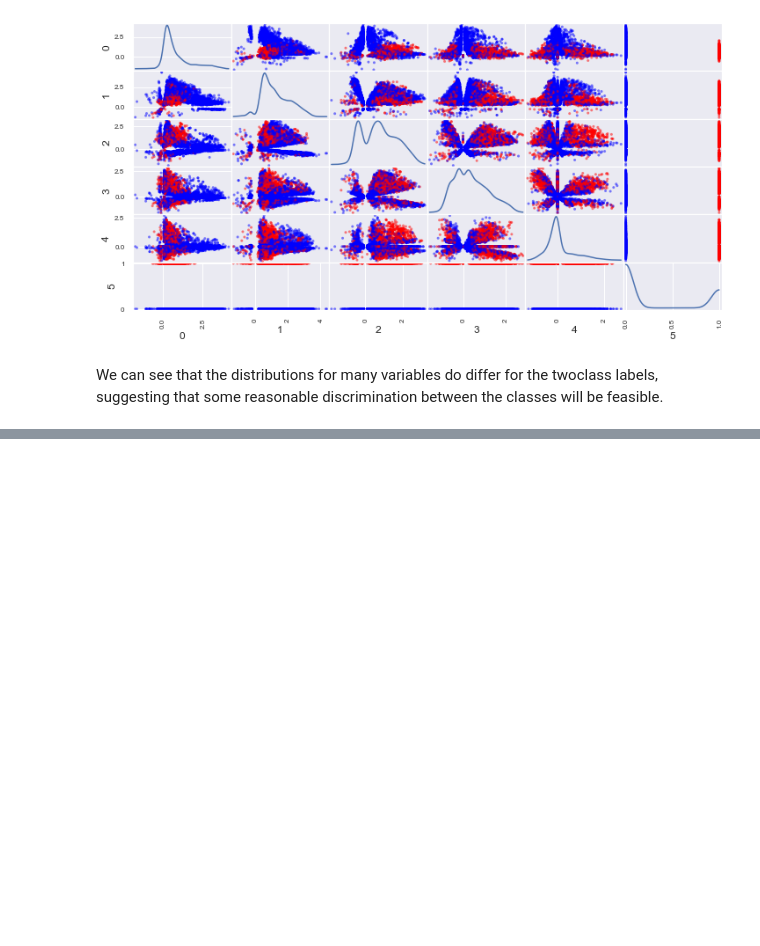
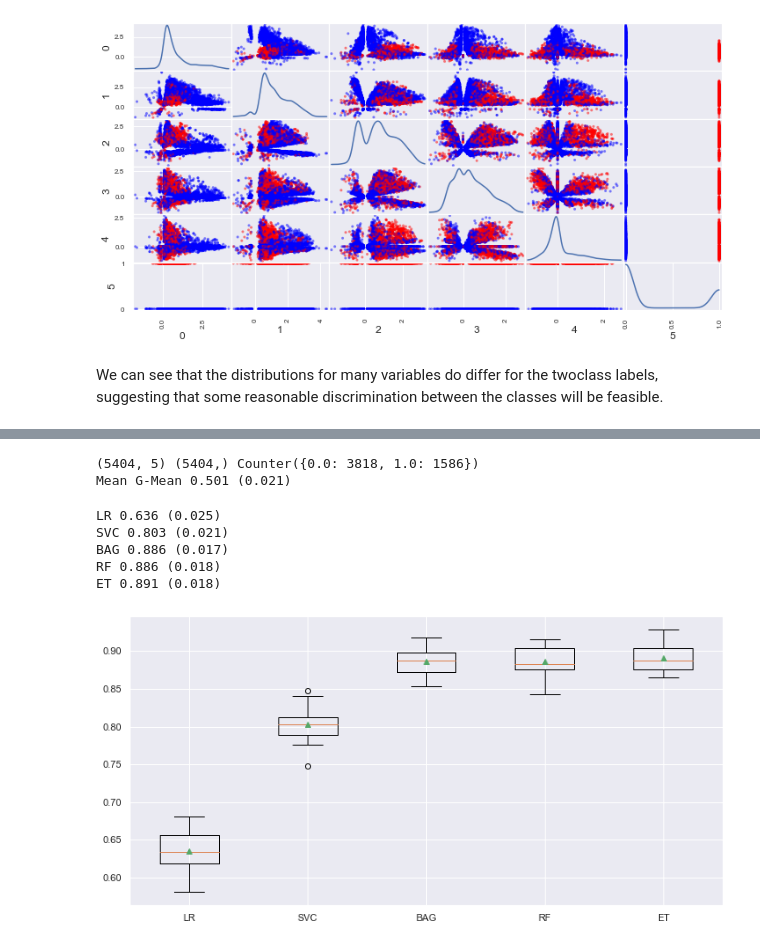
Before and after one commit to giordafrancis/imbalanced-learning, a Jupyter notebook: _P6_Phoneme_Classification.ipynb, the cells around one changed output, grey strips where cells are left out. Cells and saved outputs as stored; diff of their text form; code cells hidden in the pictures; blank space fills up the shorter version.

Commit message:
project phoneme completed

```diff
--- a/_P6_Phoneme_Classification.ipynb
+++ b/_P6_Phoneme_Classification.ipynb
@@ -56,0 +72,48 @@ We can see that the distributions for many variables do differ for the twoclass
+# %%
+def load_dataset(full_path):
+    data = pd.read_csv(full_path, index_col=None).values
+    X, y = data[:, :-1], data[:, -1]
+    return X, y
+
+def evaluate_model(X, y, model):
+    cv = RepeatedStratifiedKFold(n_splits=10, n_repeats=3, random_state=1)
+    metric = make_scorer(geometric_mean_score)
+    scores = cross_val_score(model, X, y, scoring=metric, cv=cv, n_jobs=-1)
+    return scores
+
+path = 'data/phoneme.csv'
+X, y = load_dataset(path)
+print(X.shape, y.shape, Counter(y))
+model = DummyClassifier(strategy='uniform')
+scores = evaluate_model(X=X, y=y, model=model)
+print("Mean G-Mean {:.3f} ({:.3f})".format(np.mean(scores), np.std(scores)))
+# %% [output]
+(5404, 5) (5404,) Counter({0.0: 3818, 1.0: 1586})
+Mean G-Mean 0.501 (0.021)
+# %%
+def get_models():
+    models = {}
+    models['LR'] = LogisticRegression(solver='lbfgs')
+    models['SVC'] = SVC(gamma='scale')
+    models['BAG'] = BaggingClassifier(n_estimators=100)
+    models['RF'] = RandomForestClassifier(n_estimators=100)
+    models['ET'] = ExtraTreesClassifier(n_estimators=100)
+    return models
+# %%
+results = {}
+for name, model in get_models().items():
+    scores = evaluate_model(X=X, y=y, model=model)
+    results[name] = scores
+    print(f"{name} {np.mean(scores):.3f} ({np.std(scores):.3f})")
+# %% [output]
+LR 0.636 (0.025)
+SVC 0.803 (0.021)
+BAG 0.886 (0.017)
+RF 0.886 (0.018)
+ET 0.891 (0.018)
+# %%
+fig = pyplot.figure(figsize=(12,6))
+pyplot.boxplot(results.values(), showmeans=True,
+               labels=results.keys());
+# %% [output]
+[figure, added]
```
Also changed, not shown: parts of 10 cells of this notebook.
